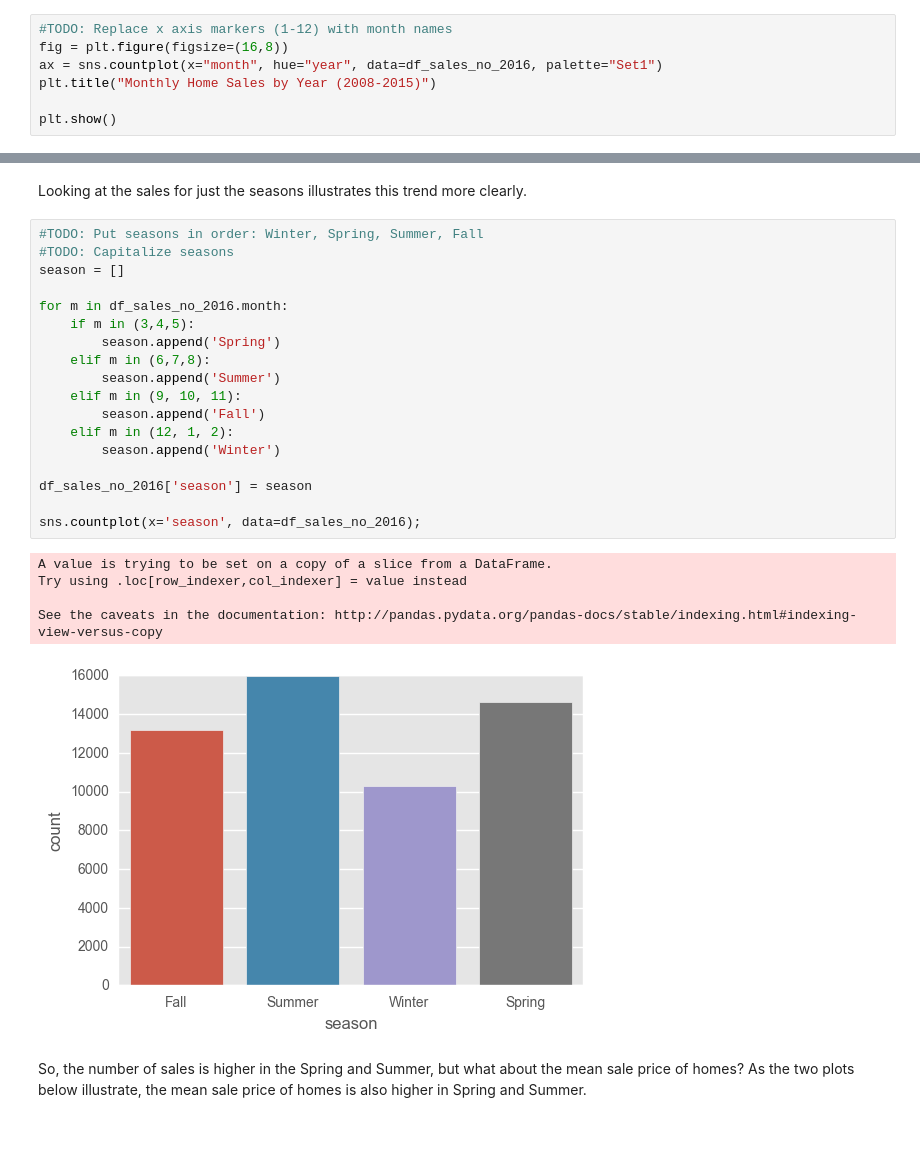
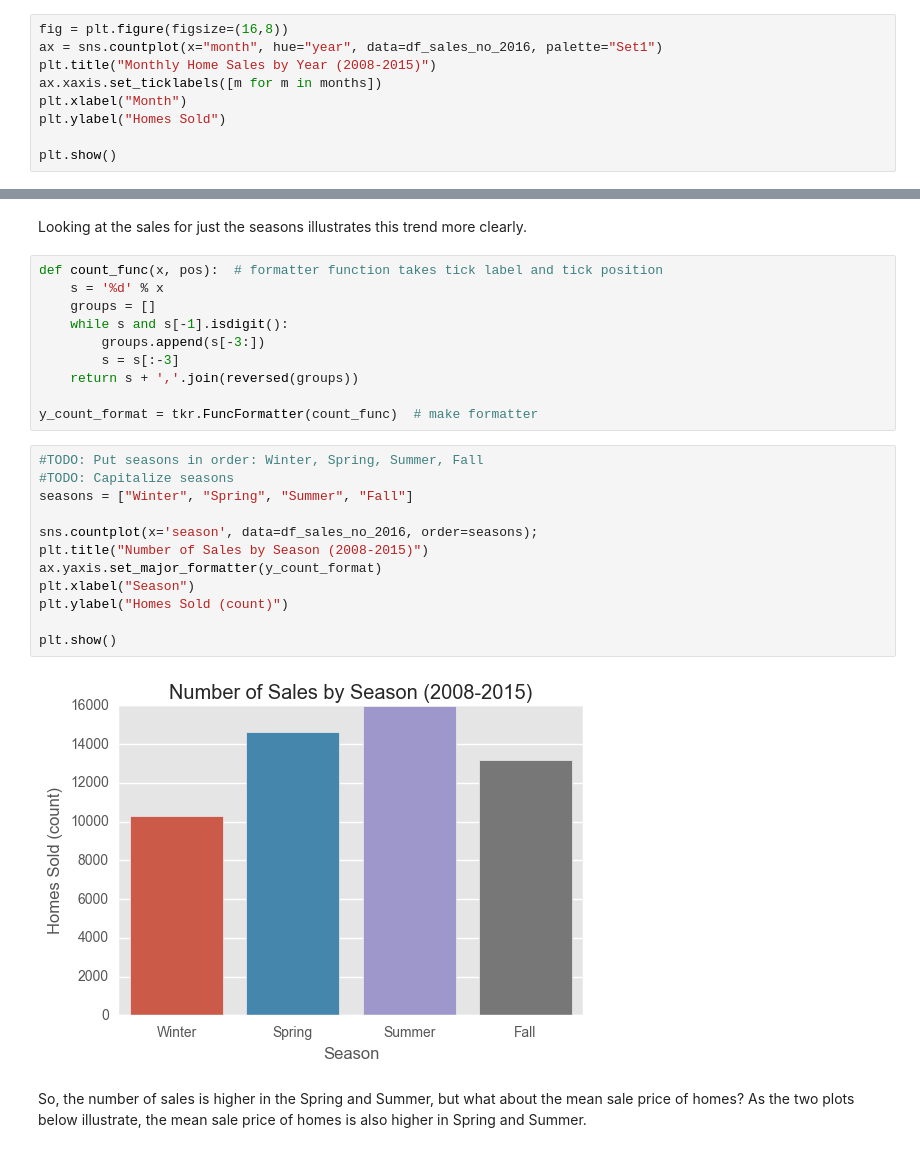
Before and after one commit to trcasey/denver_housing_predictor, a Jupyter notebook: Capstone Report - Denver Real Estate.ipynb, the cells around one changed output, grey strips where cells are left out. Drawn from its saved outputs; the diff is of its cells as text.

```diff
--- a/Capstone Report - Denver Real Estate.ipynb
+++ b/Capstone Report - Denver Real Estate.ipynb
@@ -176,8 +192,10 @@ df_sales_no_2016 = df_sales[df_sales.year != 2016]
 # %%
-#TODO: Replace x axis markers (1-12) with month names
 fig = plt.figure(figsize=(16,8))
 ax = sns.countplot(x="month", hue="year", data=df_sales_no_2016, palette="Set1")
 plt.title("Monthly Home Sales by Year (2008-2015)")
+ax.xaxis.set_ticklabels([m for m in months])
+plt.xlabel("Month")
+plt.ylabel("Homes Sold")
 
 plt.show()
 # %% [output]
@@ -185,28 +203,28 @@ plt.show()
 # %% [markdown]
 Looking at the sales for just the seasons illustrates this trend more clearly.
-# %%
-#TODO: Put seasons in order: Winter, Spring, Summer, Fall
-#TODO: Capitalize seasons
-season = []
-
-for m in df_sales_no_2016.month:
-    if m in (3,4,5):
-        season.append('Spring')
-    elif m in (6,7,8):
-        season.append('Summer')
-    elif m in (9, 10, 11):
-        season.append('Fall')
-    elif m in (12, 1, 2):
-        season.append('Winter')
-
-df_sales_no_2016['season'] = season
-
-sns.countplot(x='season', data=df_sales_no_2016);
-# %% [output]
-A value is trying to be set on a copy of a slice from a DataFrame.
-Try using .loc[row_indexer,col_indexer] = value instead
-
-See the caveats in the documentation: http://pandas.pydata.org/pandas-docs/stable/indexing.html#indexing-view-versus-copy
-[figure, removed]
+# %%
+def count_func(x, pos):  # formatter function takes tick label and tick position
+    s = '%d' % x
+    groups = []
+    while s and s[-1].isdigit():
+        groups.append(s[-3:])
+        s = s[:-3]
+    return s + ','.join(reversed(groups))
+
+y_count_format = tkr.FuncFormatter(count_func)  # make formatter
+# %%
+#TODO: Put seasons in order: Winter, Spring, Summer, Fall
+#TODO: Capitalize seasons
+seasons = ["Winter", "Spring", "Summer", "Fall"]
+
+sns.countplot(x='season', data=df_sales_no_2016, order=seasons);
+plt.title("Number of Sales by Season (2008-2015)")
+ax.yaxis.set_major_formatter(y_count_format)
+plt.xlabel("Season")
+plt.ylabel("Homes Sold (count)")
+
+plt.show()
+# %% [output]
+[figure, added]
 # %% [markdown]
 So, the number of sales is higher in the Spring and Summer, but what about the mean sale price of homes? As the two plots below illustrate, the mean sale price of homes is also higher in Spring and Summer.
```
Also changed, not shown: parts of 18 cells of this notebook.
